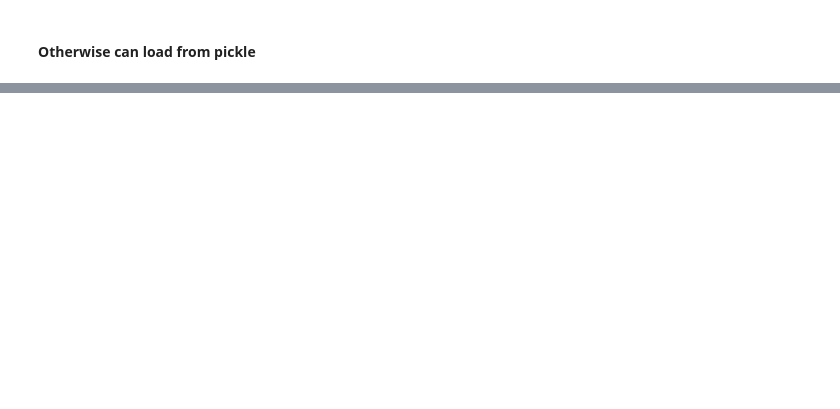
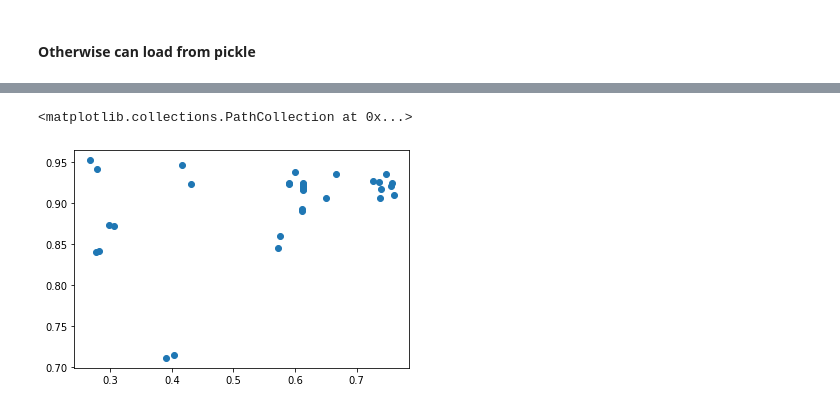
Before and after one commit to alec-flowers/visual_intelligence, a Jupyter notebook: notebooks/mediapipe_stuff.ipynb, the cells around one changed output, grey strips where cells are left out. Drawn from its saved outputs; the diff is of its cells as text; code cells hidden in the pictures; blank space fills up the shorter version.

```diff
--- a/notebooks/mediapipe_stuff.ipynb
+++ b/notebooks/mediapipe_stuff.ipynb
@@ -175,0 +210,8 @@ dtype: float64
+# %%
+x = numpy_data[0][:,0]
+y = numpy_data[0][:,1]
+# %%
+plt.scatter(x, y)
+# %% [output]
+<matplotlib.collections.PathCollection at 0x...>
+[figure, added]
```
Also changed, not shown: parts of 17 cells of this notebook, 1 other file.
